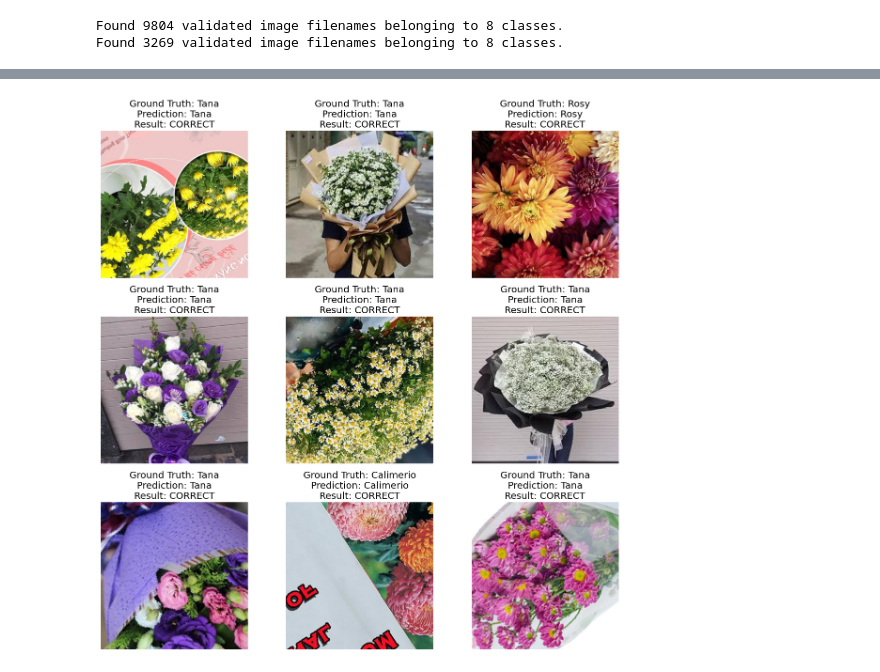
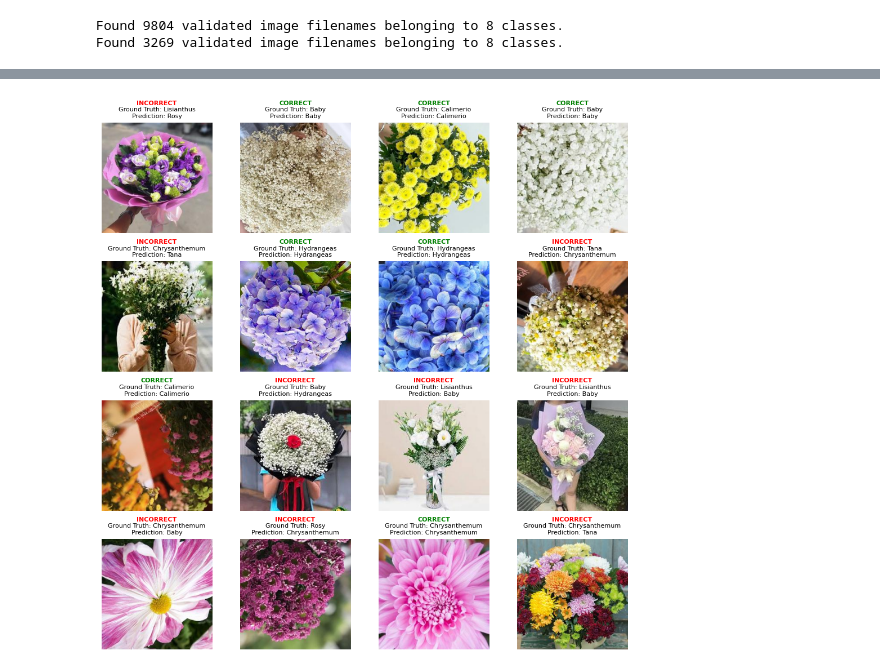
Before and after one commit to miketvo/rmit2023a-cosc2753-assignment2, a Jupyter notebook: notebooks/Step3.Classifier-BaselineModel.ipynb, the cells around one changed output, grey strips where cells are left out. Drawn from its saved outputs; the diff is of its cells as text; code cells hidden in the pictures.

Commit message:
Done with Step3.Classifier-BaselineModel.ipynb

```diff
--- a/notebooks/Step3.Classifier-BaselineModel.ipynb
+++ b/notebooks/Step3.Classifier-BaselineModel.ipynb
@@ -98,8 +97,7 @@ HIDDEN_LAYER_DIM = 128
 OUTPUT_CLASSES = 8  # One-hot encoded: 8 different classes
 
 # Training Parameters
-# EPOCHS = 32
-EPOCHS = 2
+EPOCHS = 32
 LEARNING_RATE = 1e-6
 # %% [markdown]
 ### 3.2.2. Model Architecture
@@ -222,4 +229,4 @@ Found 3271 validated image filenames belonging to 8 classes.
 # %%
-visualize_16predictions(model, test_generator, to_file='images/BaselineModel-SamplePredictions.png')
+visualize_16predictions(model, test_generator, to_file='images/BaselineModel-16SamplePredictions.png')
 # %% [output]
-[figure, old version]
+[figure, new version]
```
Also changed, not shown: parts of 13 cells of this notebook, 4 other files.
